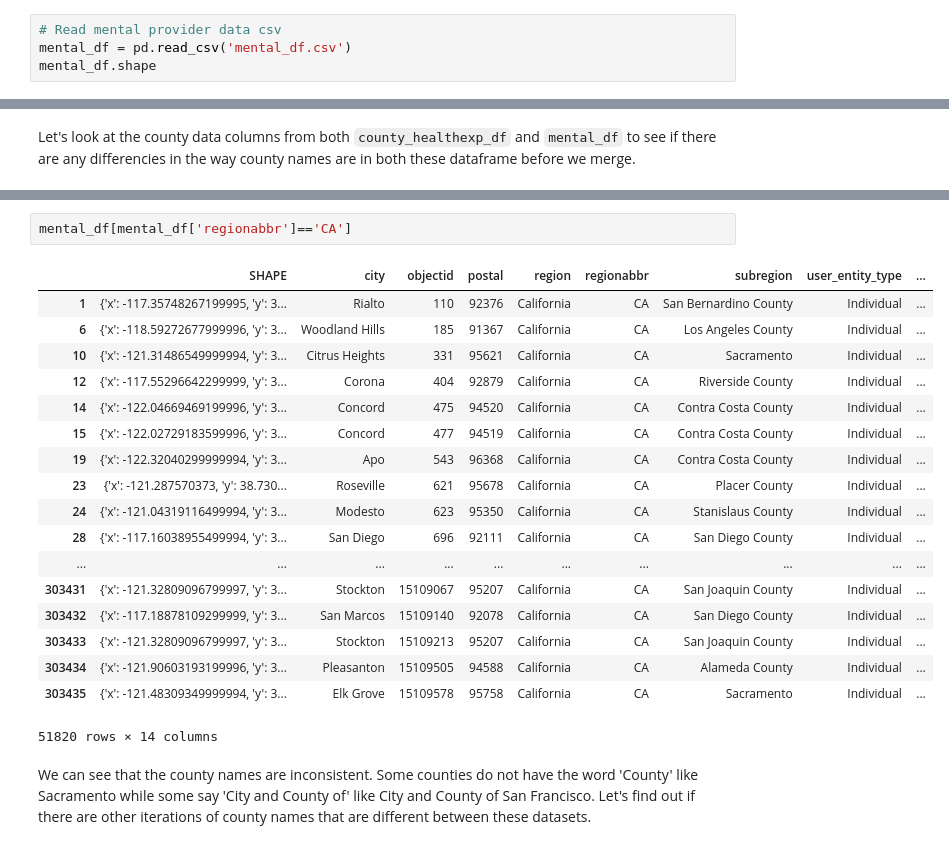
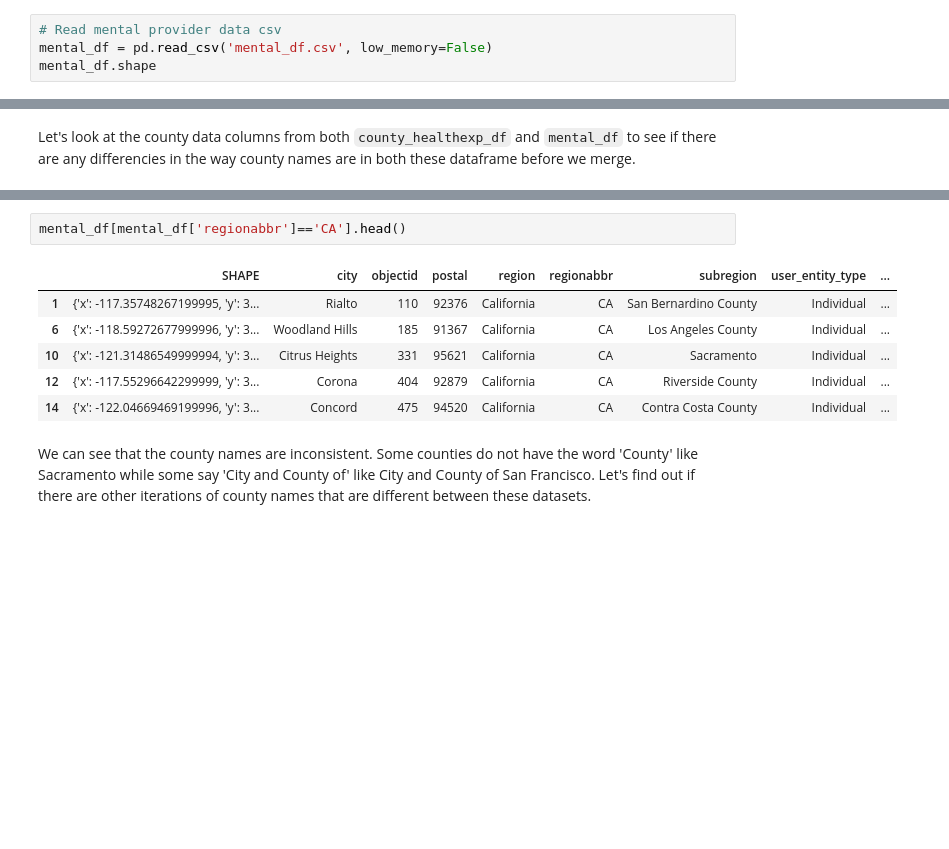
Before and after one commit to mohi9282/arcgis-python-api, a Jupyter notebook: samples/04_gis_analysts_data_scientists/provider_shortage_part4_mental_spatial.ipynb, the cells around one changed output, grey strips where cells are left out. Saved outputs shown, nothing was run; the diff lists cells and outputs as text; blank space fills up the shorter version.

```diff
--- a/samples/04_gis_analysts_data_scientists/provider_shortage_part4_mental_spatial.ipynb
+++ b/samples/04_gis_analysts_data_scientists/provider_shortage_part4_mental_spatial.ipynb
@@ -255,7 +261,7 @@ mental_df.to_csv('mental_df.csv', index=None, header=True)
 NameError: name 'mental_df' is not defined
 # %%
 # Read mental provider data csv
-mental_df = pd.read_csv('mental_df.csv')
+mental_df = pd.read_csv('mental_df.csv', low_memory=False)
 mental_df.shape
 # %% [output]
 (304155, 14)
@@ -334,24 +331,12 @@ county_healthexp_df[county_healthexp_df['ST_ABBREV_left']=='CA']
 # %%
-mental_df[mental_df['regionabbr']=='CA']
+mental_df[mental_df['regionabbr']=='CA'].head()
 # %% [output]
 |  | SHAPE | city | objectid | postal | region | regionabbr | subregion | user_entity_type | ... |
 | 1 | {'x': -117.35748267199995, 'y': 3... | Rialto | 110 | 92376 | California | CA | San Bernardino County | Individual | ... |
 | 6 | {'x': -118.59272677999996, 'y': 3... | Woodland Hills | 185 | 91367 | California | CA | Los Angeles County | Individual | ... |
 | 10 | {'x': -121.31486549999994, 'y': 3... | Citrus Heights | 331 | 95621 | California | CA | Sacramento | Individual | ... |
 | 12 | {'x': -117.55296642299999, 'y': 3... | Corona | 404 | 92879 | California | CA | Riverside County | Individual | ... |
 | 14 | {'x': -122.04669469199996, 'y': 3... | Concord | 475 | 94520 | California | CA | Contra Costa County | Individual | ... |
-| 15 | {'x': -122.02729183599996, 'y': 3... | Concord | 477 | 94519 | California | CA | Contra Costa County | Individual | ... |
-| 19 | {'x': -122.32040299999994, 'y': 3... | Apo | 543 | 96368 | California | CA | Contra Costa County | Individual | ... |
-| 23 | {'x': -121.287570373, 'y': 38.730... | Roseville | 621 | 95678 | California | CA | Placer County | Individual | ... |
-| 24 | {'x': -121.04319116499994, 'y': 3... | Modesto | 623 | 95350 | California | CA | Stanislaus County | Individual | ... |
-| 28 | {'x': -117.16038955499994, 'y': 3... | San Diego | 696 | 92111 | California | CA | San Diego County | Individual | ... |
-| ... | ... | ... | ... | ... | ... | ... | ... | ... | ... |
-| 303431 | {'x': -121.32809096799997, 'y': 3... | Stockton | 15109067 | 95207 | California | CA | San Joaquin County | Individual | ... |
-| 303432 | {'x': -117.18878109299999, 'y': 3... | San Marcos | 15109140 | 92078 | California | CA | San Diego County | Individual | ... |
-| 303433 | {'x': -121.32809096799997, 'y': 3... | Stockton | 15109213 | 95207 | California | CA | San Joaquin County | Individual | ... |
-| 303434 | {'x': -121.90603193199996, 'y': 3... | Pleasanton | 15109505 | 94588 | California | CA | Alameda County | Individual | ... |
-| 303435 | {'x': -121.48309349999994, 'y': 3... | Elk Grove | 15109578 | 95758 | California | CA | Sacramento | Individual | ... |
-51820 rows × 14 columns
 # %% [markdown]
 We can see that the county names are inconsistent. Some counties do not have the word 'County' like Sacramento while some say 'City and County of' like City and County of San Francisco. Let's find out if there are other iterations of county names that are different between these datasets.
 # %% [markdown]
```
Also changed, not shown: parts of 78 cells of this notebook, 3 other files.
